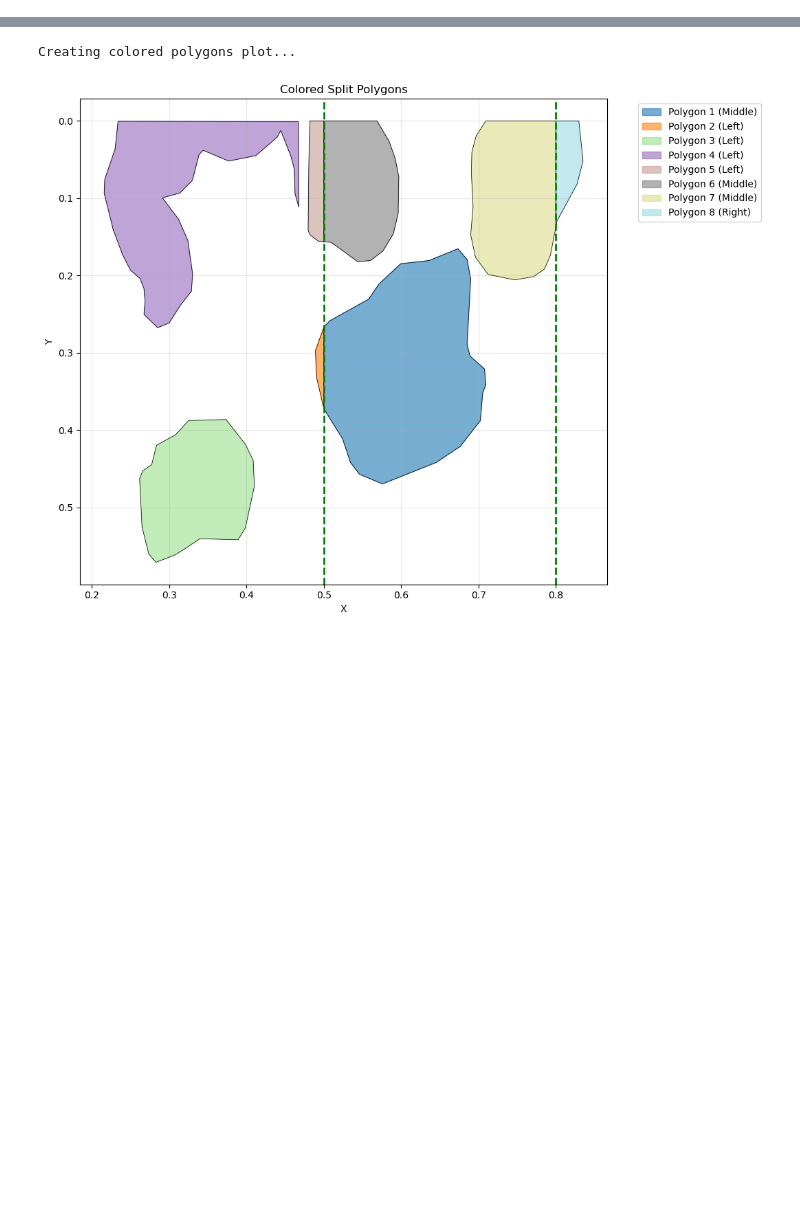
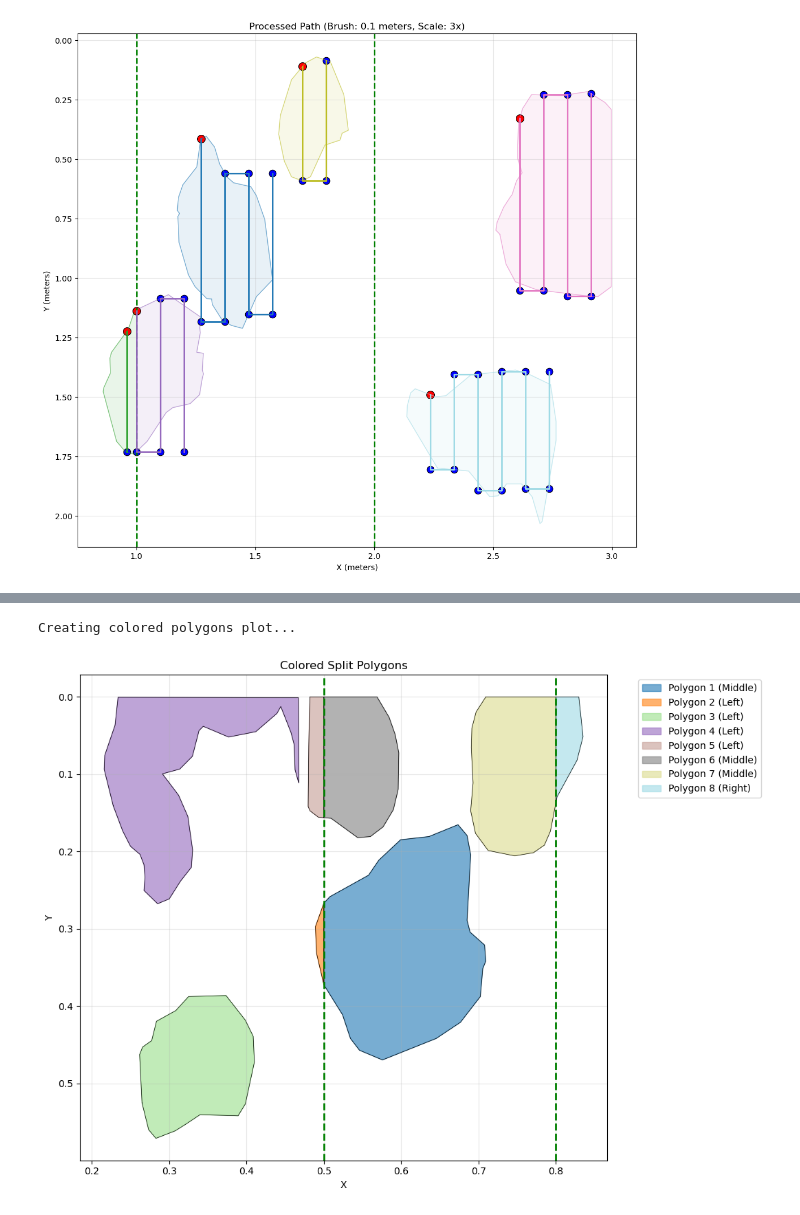
Before and after one commit to Henkanofu/NN_gals, a Jupyter notebook: galswork.ipynb, the cells around one changed output, grey strips where cells are left out. Drawn from its saved outputs; the diff is of its cells as text; code cells hidden in the pictures; blank space fills up the shorter version.

```diff
--- a/galswork.ipynb
+++ b/galswork.ipynb
@@ -4,9 +4,44 @@ import matplotlib.pyplot as plt
 from shapely.geometry import Polygon, LineString, MultiPolygon
 from shapely.ops import split
 
+# Глобальные параметры
+IMAGE_SCALE_FACTOR = 3  # Масштаб для перевода пикселей в метры
+BRUSH_RADIUS = 0.1        # Радиус щетки по умолчанию (в метрах)
+SPLIT_1 = IMAGE_SCALE_FACTOR/3 #координата первой линии
+SPLIT_2 = (IMAGE_SCALE_FACTOR/3)*2#координата второй линии
+SPLIT_LINES_X = [SPLIT_1, SPLIT_2]  # X-координаты разделительных линий (в метрах)
+
 def unique_points(points):
     seen = set()
     return [p for p in points if not (p in seen or seen.add(p))]
+
+def ensure_minimum_points(polygon_points):
+    """Добавляет точки в полигон, если их меньше двух"""
+    if len(polygon_points) >= 2:
+        return polygon_points
+
+    # Получаем границы полигона
+    minx = min(p[0] for p in polygon_points) if polygon_points else 0
+    maxx = max(p[0] for p in polygon_points) if polygon_points else 0
+    miny = min(p[1] for p in polygon_points) if polygon_points else 0
+    maxy = max(p[1] for p in polygon_points) if polygon_points else 0
+
+    # Среднее по X
+    mid_x = (minx + maxx) / 2
+
+    # Если нет точек вообще - создаем две
+    if len(polygon_points) == 0:
+        return [(mid_x, miny), (mid_x, maxy)]
+
+    # Если только одна точка - добавляем вторую
+    if len(polygon_points) == 1:
+        existing_point = polygon_points[0]
+        if existing_point[1] > (miny + maxy) / 2:  # Если точка в верхней части
+            return [existing_point, (mid_x, miny)]
+        else:  # Если точка в нижней части
+            return [existing_point, (mid_x, maxy)]
+
+    return polygon_points
 
 def adjust_last_point(points):
     """Корректирует последнюю точку маршрута, выравнивая её по Y с точкой за две позиции до неё"""
@@ -75,16 +110,19 @@ def parse_data(file_path):
             if not data: continue
 
             coords = list(map(float, data))
-            # Масштабируем координаты: умножаем на 3 для перевода в метры
-            coords_scaled = [c * 3 for c in coords]
+            # Масштабируем координаты с использованием глобального параметра
+            coords_scaled = [c * IMAGE_SCALE_FACTOR for c in coords]
             current_polygon.extend(zip(coords_scaled[::2], coords_scaled[1::2]))
 
             if line.startswith('0'):
                 if current_polygon:
+                    # Обеспечиваем минимальное количество точек
+                    current_polygon = ensure_minimum_points(current_polygon)
                     polygons.append(Polygon(current_polygon))
                     current_polygon = []
 
     if current_polygon:
+        current_polygon = ensure_minimum_points(current_polygon)
         polygons.append(Polygon(current_polygon))
 
     return polygons
@@ -108,16 +146,12 @@ def create_vertical_lines(polygon, brush_radius):
     return lines
 
 def split_polygon_with_lines(polygon):
-    # Разделительные линии теперь в метрах (0.5 и 0.8 метров)
-    split_lines = [
-        LineString([(1, polygon.bounds[1]), (1, polygon.bounds[3])]),
-        LineString([(2, polygon.bounds[1]), (2, polygon.bounds[3])])
-    ]
-
     result = [polygon]
 
-    for split_line in split_lines:
+    for split_x in SPLIT_LINES_X:
+        split_line = LineString([(split_x, polygon.bounds[1]), (split_x, polygon.bounds[3])])
         temp = []
+
         for geom in result:
             if geom.geom_type not in ['Polygon', 'MultiPolygon']:
                 continue
@@ -143,9 +177,9 @@ def split_polygon_with_lines(polygon):
 
 def determine_section(polygon):
     minx, _, maxx, _ = polygon.bounds
-    if maxx <= 1:
+    if maxx <= SPLIT_LINES_X[0]:
         return "Left"
-    elif minx >= 2:
+    elif minx >= SPLIT_LINES_X[-1]:
         return "Right"
     else:
         return "Middle"
@@ -225,50 +259,52 @@ def plot_results(polygons, brush_radius, new_points_data):
             ax.plot(x, y, color=colors(i), linewidth=1, alpha=0.5)
             ax.fill(x, y, color=colors(i), alpha=0.1)
 
-    ax.axvline(x=1, color='green', linestyle='--', linewidth=2)
-    ax.axvline(x=2, color='green', linestyle='--', linewidth=2)
+    # Рисуем разделительные линии из глобальных параметров
+    for split_x in SPLIT_LINES_X:
+        ax.axvline(x=split_x, color='green', linestyle='--', linewidth=2)
 
     for i, (section, poly_idx, points) in enumerate(new_points_data):
         if not points: continue
 
         original_path = generate_snake_path(points, brush_radius)
         processed_path = process_coordinates(original_path)
 
         if len(processed_path) > 1:
             x, y = zip(*processed_path)
             ax.plot(x, y, color=colors(i), linestyle='-', linewidth=2)
 
         for j, (x_p, y_p) in enumerate(processed_path):
             color = 'red' if j == 0 else 'blue'
             ax.scatter(x_p, y_p, color=color, s=100 if j == 0 else 80,
                        marker='o', edgecolors='black', linewidths=0.8)
 
     ax.set_aspect('equal')
     plt.xlabel('X (meters)')
     plt.ylabel('Y (meters)')
-    plt.title(f'Processed Path (Brush: {brush_radius} meters)')
+    plt.title(f'Processed Path (Brush: {brush_radius} meters, Scale: {IMAGE_SCALE_FACTOR}x)')
     plt.grid(True, alpha=0.3)
     plt.gca().invert_yaxis()
     plt.tight_layout()
     plt.show()
 
 # Основной код
-file_path = '.ipynb_checkpoints/PrujectNN/example_lables/f1_2783_jpg.rf.e1ff055789fc14970bfed7cac009f395.txt'
-polygons = parse_data(file_path)
-brush_radius_meters = float(input("Радиус щётки в метрах (например 0.1): "))
+if __name__ == "__main__":
+    file_path = '.ipynb_checkpoints/PrujectNN/example_lables/f2_150_jpg.rf.3b9c8f231bbd0024ddf48f1b687c9e8e.txt'
 
-split_polygons, new_points_data = process_polygons(polygons, brush_radius_meters)
+    polygons = parse_data(file_path)
+    split_polygons, new_points_data = process_polygons(polygons, BRUSH_RADIUS)
 
-if split_polygons:
-    plot_results(split_polygons, brush_radius_meters, new_points_data)
+    if split_polygons:
+        plot_results(split_polygons, BRUSH_RADIUS, new_points_data)
 
-    for section, poly_idx, points in new_points_data:
-        original_path = generate_snake_path(points, brush_radius_meters)
-        if not original_path: continue
+        for section, poly_idx, points in new_points_data:
+            original_path = generate_snake_path(points, BRUSH_RADIUS)
+            if not original_path: continue
 
-        processed_path = process_coordinates(original_path)
-        coords_str = " ".join(f"({x:.3f};{y:.3f})" for x, y in processed_path)
-        print(f"{poly_idx} {section} {len(processed_path)} {brush_radius_meters} {coords_str}")
-else:
-    print("Нет полигонов для отображения")
+            processed_path = process_coordinates(original_path)
+            coords_str = " ".join(f"({x:.3f};{y:.3f})" for x, y in processed_path)
+            print(f"{poly_idx} {section} {len(processed_path)} {BRUSH_RADIUS} {coords_str}")
+    else:
+        print("Нет полигонов для отображения")
 # %% [output]
+[figure, new version]
```
Also changed, not shown: parts of 2 cells of this notebook, 1 other file.
